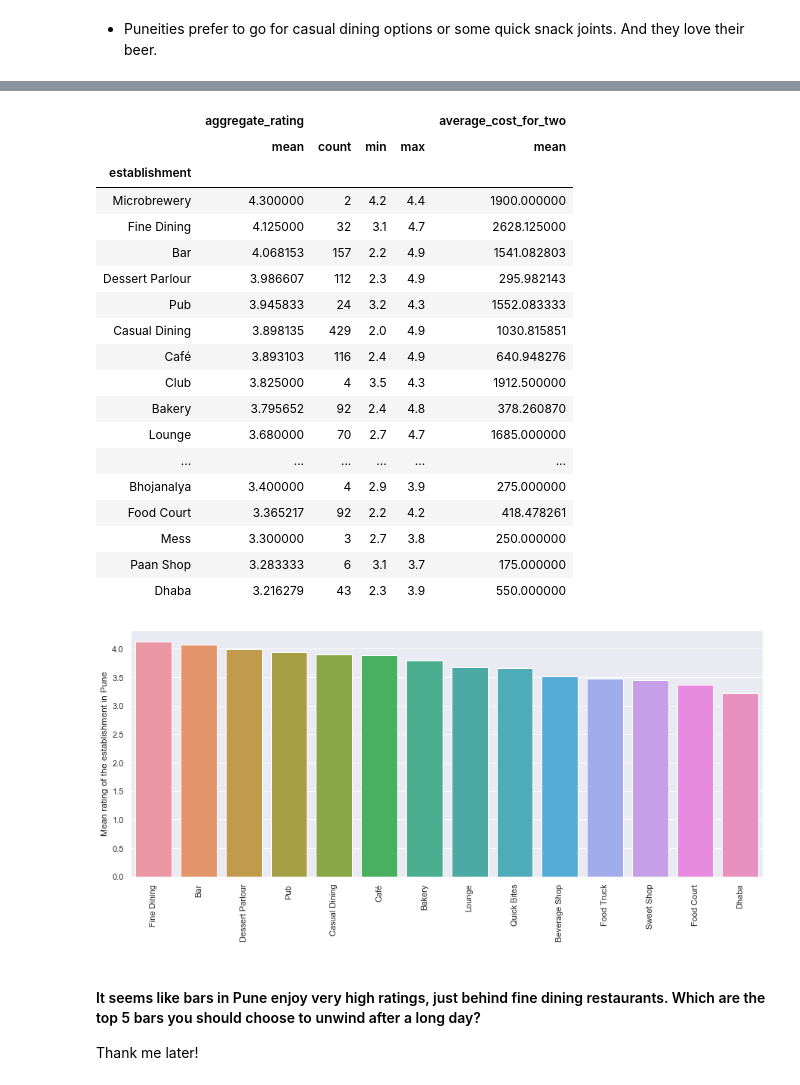
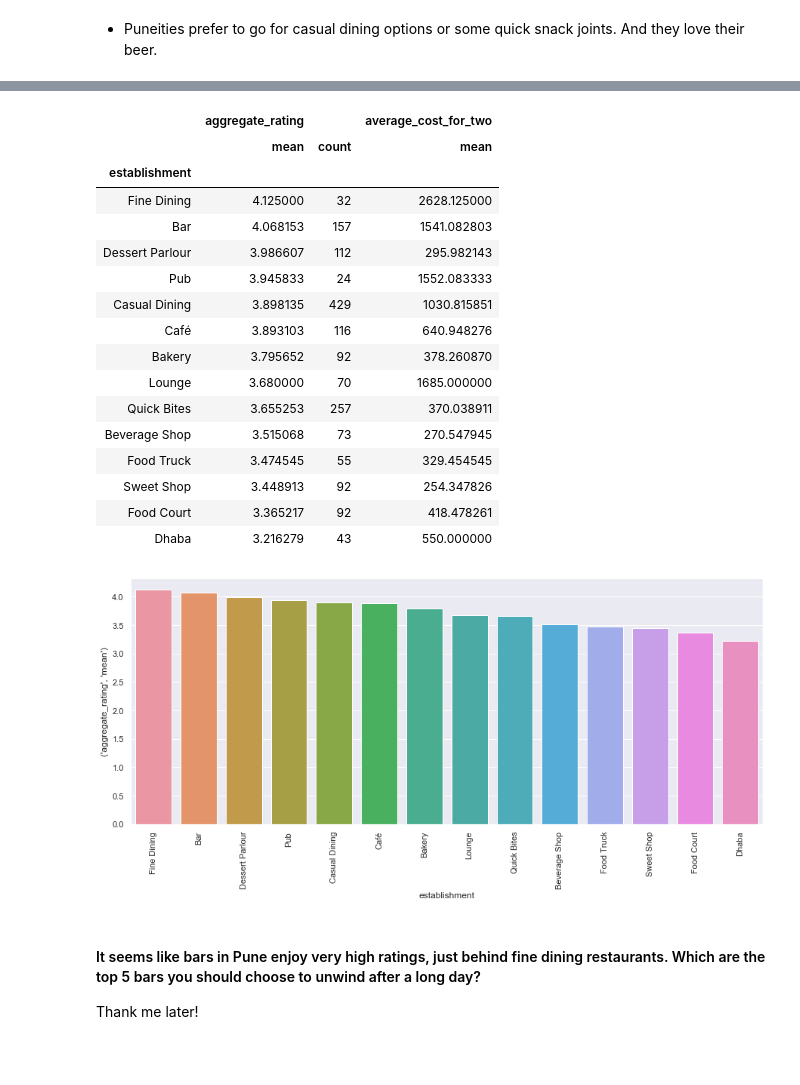
Before and after one commit to dsanyal/Zomato_dataset_EDA, a Jupyter notebook: zomato_EDA.ipynb, the cells around one changed output, grey strips where cells are left out. Drawn from its saved outputs; the diff is of its cells as text; code cells hidden in the pictures; blank space fills up the shorter version.

```diff
--- a/zomato_EDA.ipynb
+++ b/zomato_EDA.ipynb
@@ -143,7 +145,7 @@ There are  1843 restaurants available in the Pune dataset.
 # %%
+rated_restaurants = pune_data.loc[pune_data.rating_text != 'Not rated', :]
 plt.figure(figsize=(10,6))
-fig = px.histogram(pune_data.loc[pune_data.rating_text != 'Not rated', :],
-             title='Ratings distribution of Pune restaurants',x = 'aggregate_rating',
+fig = px.histogram(rated_restaurants, title='Ratings distribution of Pune restaurants',x = 'aggregate_rating',
              opacity = 0.6, marginal="box")
 fig.show()
 # %% [output]
@@ -191,35 +218,34 @@ establishment_ratings
 | Food Court | 3.365217 | 92 | 2.2 | 4.2 |
 | Dhaba | 3.216279 | 43 | 2.3 | 3.9 |
 # %%
-pune_data.loc[pune_data['rating_text']!= 'Not rated', :].groupby('establishment')[['aggregate_rating', 'average_cost_for_two']].agg({'aggregate_rating':['mean','count','min','max'], 'average_cost_for_two': ['mean']}).sort_values([('aggregate_rating','mean')], ascending = False)
+establishment_df = rated_restaurants.groupby('establishment')[['aggregate_rating', 'average_cost_for_two']].agg({'aggregate_rating':['mean','count'], 'average_cost_for_two': ['mean']}).sort_values([('aggregate_rating','mean')], ascending = False)
+cond_count = establishment_df.loc[:, ('aggregate_rating', 'count')] > 20 # only select those with at least 20 entries
+establishment_df.loc[cond_count, :]
 # %% [output]
-|  | aggregate_rating |  |  |  | average_cost_for_two |
-|  | mean | count | min | max | mean |
-| establishment |  |  |  |  |  |
-| Microbrewery | 4.300000 | 2 | 4.2 | 4.4 | 1900.000000 |
-| Fine Dining | 4.125000 | 32 | 3.1 | 4.7 | 2628.125000 |
-| Bar | 4.068153 | 157 | 2.2 | 4.9 | 1541.082803 |
-| Dessert Parlour | 3.986607 | 112 | 2.3 | 4.9 | 295.982143 |
-| Pub | 3.945833 | 24 | 3.2 | 4.3 | 1552.083333 |
-| Casual Dining | 3.898135 | 429 | 2.0 | 4.9 | 1030.815851 |
-| Café | 3.893103 | 116 | 2.4 | 4.9 | 640.948276 |
-| Club | 3.825000 | 4 | 3.5 | 4.3 | 1912.500000 |
-| Bakery | 3.795652 | 92 | 2.4 | 4.8 | 378.260870 |
-| Lounge | 3.680000 | 70 | 2.7 | 4.7 | 1685.000000 |
-| ... | ... | ... | ... | ... | ... |
-| Bhojanalya | 3.400000 | 4 | 2.9 | 3.9 | 275.000000 |
-| Food Court | 3.365217 | 92 | 2.2 | 4.2 | 418.478261 |
-| Mess | 3.300000 | 3 | 2.7 | 3.8 | 250.000000 |
-| Paan Shop | 3.283333 | 6 | 3.1 | 3.7 | 175.000000 |
-| Dhaba | 3.216279 | 43 | 2.3 | 3.9 | 550.000000 |
+|  | aggregate_rating |  | average_cost_for_two |
+|  | mean | count | mean |
+| establishment |  |  |  |
+| Fine Dining | 4.125000 | 32 | 2628.125000 |
+| Bar | 4.068153 | 157 | 1541.082803 |
+| Dessert Parlour | 3.986607 | 112 | 295.982143 |
+| Pub | 3.945833 | 24 | 1552.083333 |
+| Casual Dining | 3.898135 | 429 | 1030.815851 |
+| Café | 3.893103 | 116 | 640.948276 |
+| Bakery | 3.795652 | 92 | 378.260870 |
+| Lounge | 3.680000 | 70 | 1685.000000 |
+| Quick Bites | 3.655253 | 257 | 370.038911 |
+| Beverage Shop | 3.515068 | 73 | 270.547945 |
+| Food Truck | 3.474545 | 55 | 329.454545 |
+| Sweet Shop | 3.448913 | 92 | 254.347826 |
+| Food Court | 3.365217 | 92 | 418.478261 |
+| Dhaba | 3.216279 | 43 | 550.000000 |
 # %%
 plt.figure(figsize = (15,6))
-_ = sns.barplot(establishment_ratings.index, establishment_ratings['mean'])
+_ = sns.barplot(x = establishment_df.loc[cond_count, :].index, y = establishment_df.loc[cond_count, :].loc[:, ('aggregate_rating', 'mean')])
 _ = plt.xticks(rotation = 90)
 _ = plt.ylabel('Mean rating of the establishment in Pune')
-_ = plt.xlabel('')
 # %% [output]
-[figure, old version]
+[figure, new version]
 # %% [markdown]
 #### It seems like bars in Pune enjoy very high ratings, just behind fine dining restaurants. Which are the top 5 bars you should choose to unwind after a long day?
 Thank me later!
```
Also changed, not shown: parts of 23 cells of this notebook.
